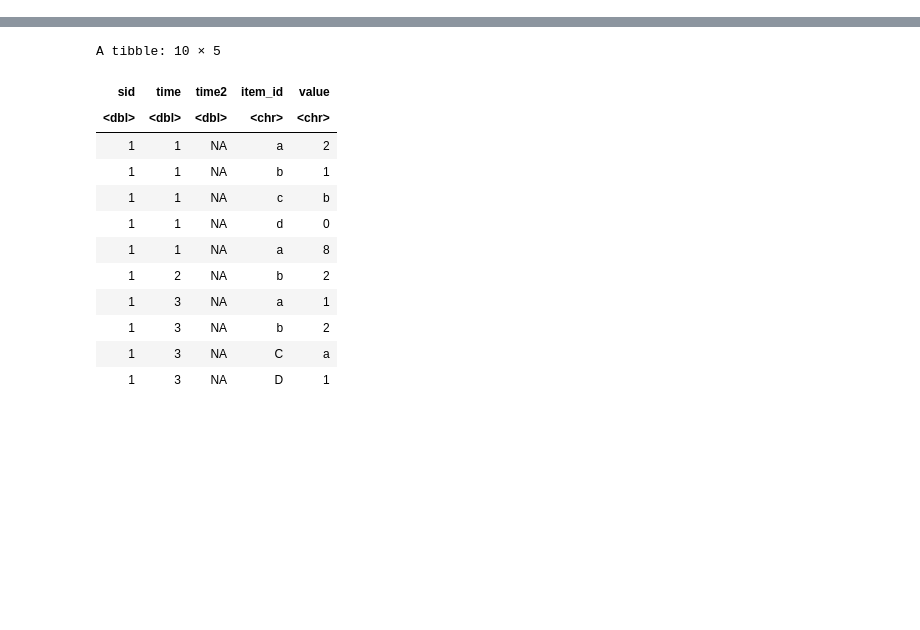
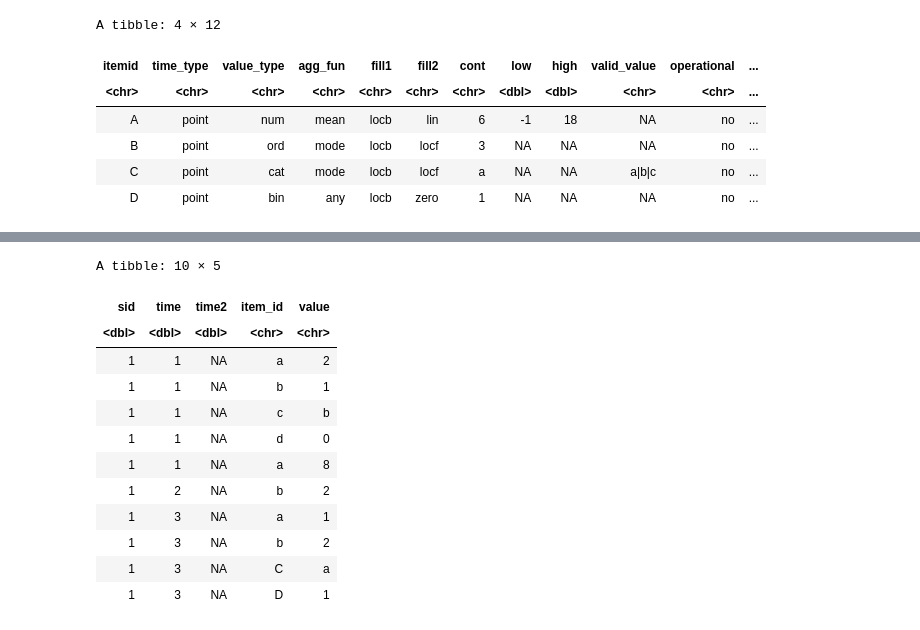
Before and after one commit to ljwa2323/EMR-LIP, a Jupyter notebook: EMR_LIP_demo.ipynb, the cells around one changed output, grey strips where cells are left out. Cells and saved outputs as stored; diff of their text form; code cells hidden in the pictures; blank space fills up the shorter version.

```diff
--- a/EMR_LIP_demo.ipynb
+++ b/EMR_LIP_demo.ipynb
@@ -20 +20,11 @@ A tibble: 5 × 12
 | E | interval | num | sum_w | zero | zero | 2 | -1 | 18 | NA | yes | ... |
+# %%
+var_dict1
+# %% [output]
+A tibble: 4 × 12
+| itemid | time_type | value_type | agg_fun | fill1 | fill2 | cont | low | high | valid_value | operational | ... |
+| <chr> | <chr> | <chr> | <chr> | <chr> | <chr> | <chr> | <dbl> | <dbl> | <chr> | <chr> | ... |
+| A | point | num | mean | locb | lin | 6 | -1 | 18 | NA | no | ... |
+| B | point | ord | mode | locb | locf | 3 | NA | NA | NA | no | ... |
+| C | point | cat | mode | locb | locf | a | NA | NA | a|b|c | no | ... |
+| D | point | bin | any | locb | zero | 1 | NA | NA | NA | no | ... |
```
Also changed, not shown: parts of 14 cells of this notebook, 6 other files.
